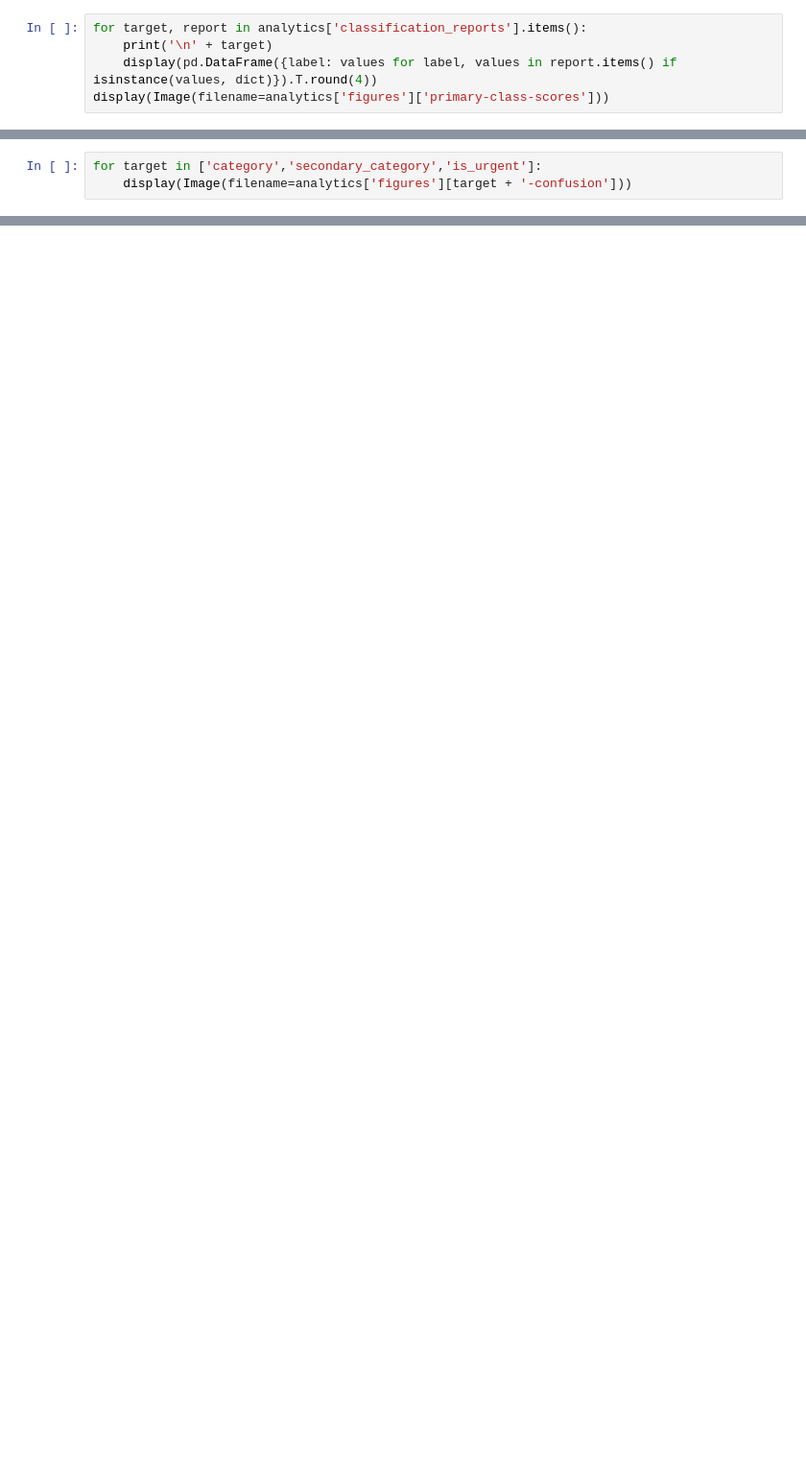
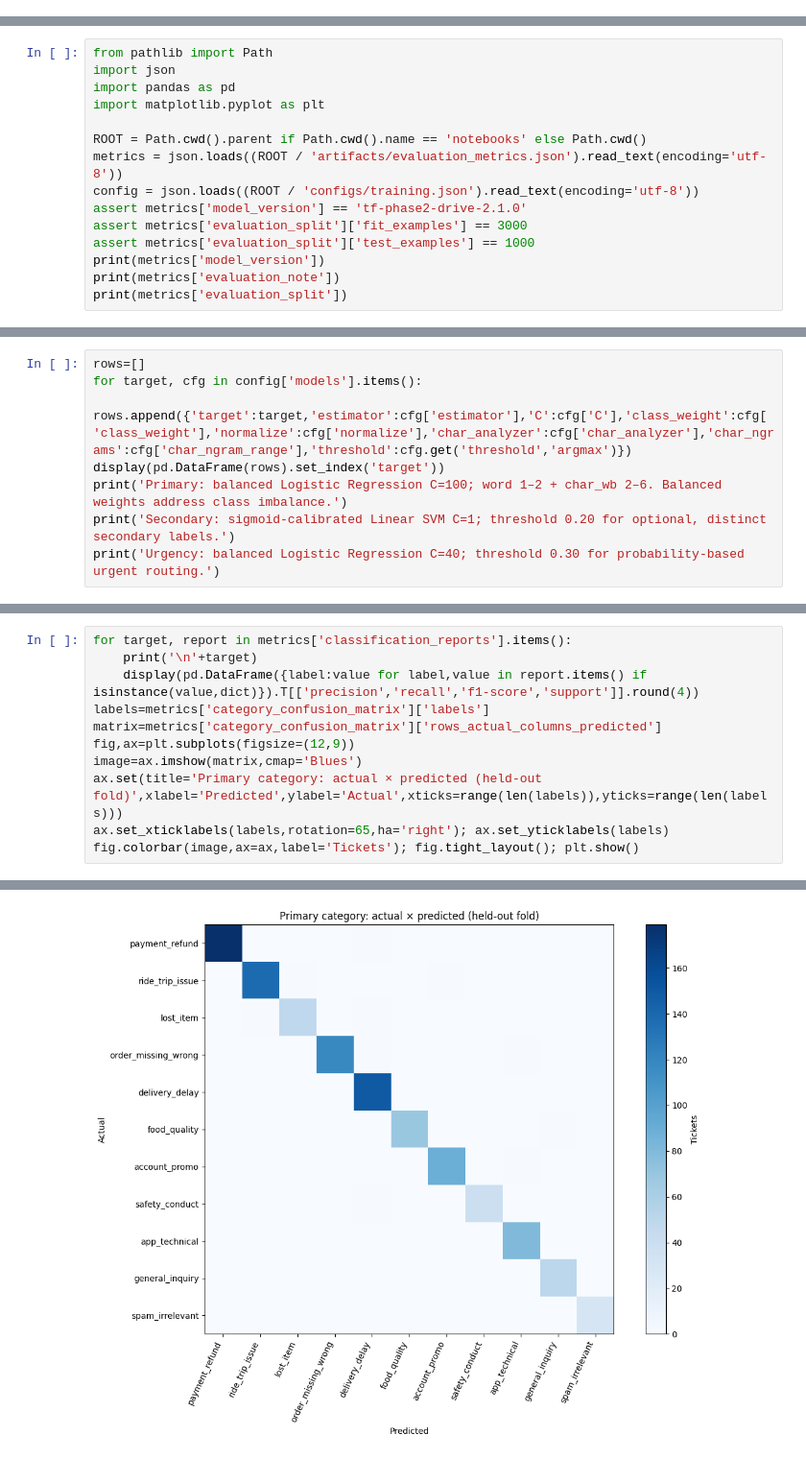
Before and after one commit to geemalfernando/tensorforge-phase2, a Jupyter notebook: notebooks/model_analytics.ipynb, the cells around one changed output, grey strips where cells are left out. Shown at 96% size. Saved outputs shown, nothing was run; the diff lists cells and outputs as text; blank space fills up the shorter version.

```diff
--- a/notebooks/model_analytics.ipynb
+++ b/notebooks/model_analytics.ipynb
@@ -70,5 +0,0 @@ Secondary includes a no-secondary class; not every category has a secondary trai
-# %%
-for target, report in analytics['classification_reports'].items():
-    print('\n' + target)
-    display(pd.DataFrame({label: values for label, values in report.items() if isinstance(values, dict)}).T.round(4))
-display(Image(filename=analytics['figures']['primary-class-scores']))
@@ -111,3 +0,0 @@ Rows are true labels; columns are predictions. Counts use final API predictions
-# %%
-for target in ['category','secondary_category','is_urgent']:
-    display(Image(filename=analytics['figures'][target + '-confusion']))
@@ -164,0 +7,15 @@ Exported PNG/SVG figures: /Users/geemalfernando/Documents/projects/Tensorforge/d
+# %%
+from pathlib import Path
+import json
+import pandas as pd
+import matplotlib.pyplot as plt
+
+ROOT = Path.cwd().parent if Path.cwd().name == 'notebooks' else Path.cwd()
+metrics = json.loads((ROOT / 'artifacts/evaluation_metrics.json').read_text(encoding='utf-8'))
+config = json.loads((ROOT / 'configs/training.json').read_text(encoding='utf-8'))
+assert metrics['model_version'] == 'tf-phase2-drive-2.1.0'
+assert metrics['evaluation_split']['fit_examples'] == 3000
+assert metrics['evaluation_split']['test_examples'] == 1000
+print(metrics['model_version'])
+print(metrics['evaluation_note'])
+print(metrics['evaluation_split'])
@@ -164,0 +47,8 @@ Exported PNG/SVG figures: /Users/geemalfernando/Documents/projects/Tensorforge/d
+# %%
+rows=[]
+for target, cfg in config['models'].items():
+    rows.append({'target':target,'estimator':cfg['estimator'],'C':cfg['C'],'class_weight':cfg['class_weight'],'normalize':cfg['normalize'],'char_analyzer':cfg['char_analyzer'],'char_ngrams':cfg['char_ngram_range'],'threshold':cfg.get('threshold','argmax')})
+display(pd.DataFrame(rows).set_index('target'))
+print('Primary: balanced Logistic Regression C=100; word 1–2 + char_wb 2–6. Balanced weights address class imbalance.')
+print('Secondary: sigmoid-calibrated Linear SVM C=1; threshold 0.20 for optional, distinct secondary labels.')
+print('Urgency: balanced Logistic Regression C=40; threshold 0.30 for probability-based urgent routing.')
@@ -164,0 +67,12 @@ Exported PNG/SVG figures: /Users/geemalfernando/Documents/projects/Tensorforge/d
+# %%
+for target, report in metrics['classification_reports'].items():
+    print('\n'+target)
+    display(pd.DataFrame({label:value for label,value in report.items() if isinstance(value,dict)}).T[['precision','recall','f1-score','support']].round(4))
+labels=metrics['category_confusion_matrix']['labels']
+matrix=metrics['category_confusion_matrix']['rows_actual_columns_predicted']
+fig,ax=plt.subplots(figsize=(12,9))
+image=ax.imshow(matrix,cmap='Blues')
+ax.set(title='Primary category: actual × predicted (held-out fold)',xlabel='Predicted',ylabel='Actual',xticks=range(len(labels)),yticks=range(len(labels)))
+ax.set_xticklabels(labels,rotation=65,ha='right'); ax.set_yticklabels(labels)
+fig.colorbar(image,ax=ax,label='Tickets'); fig.tight_layout(); plt.show()
+# %% [output]
@@ -164,0 +110 @@ Exported PNG/SVG figures: /Users/geemalfernando/Documents/projects/Tensorforge/d
+[figure, added]
```
Also changed, not shown: parts of 27 cells of this notebook, 6 other files.
